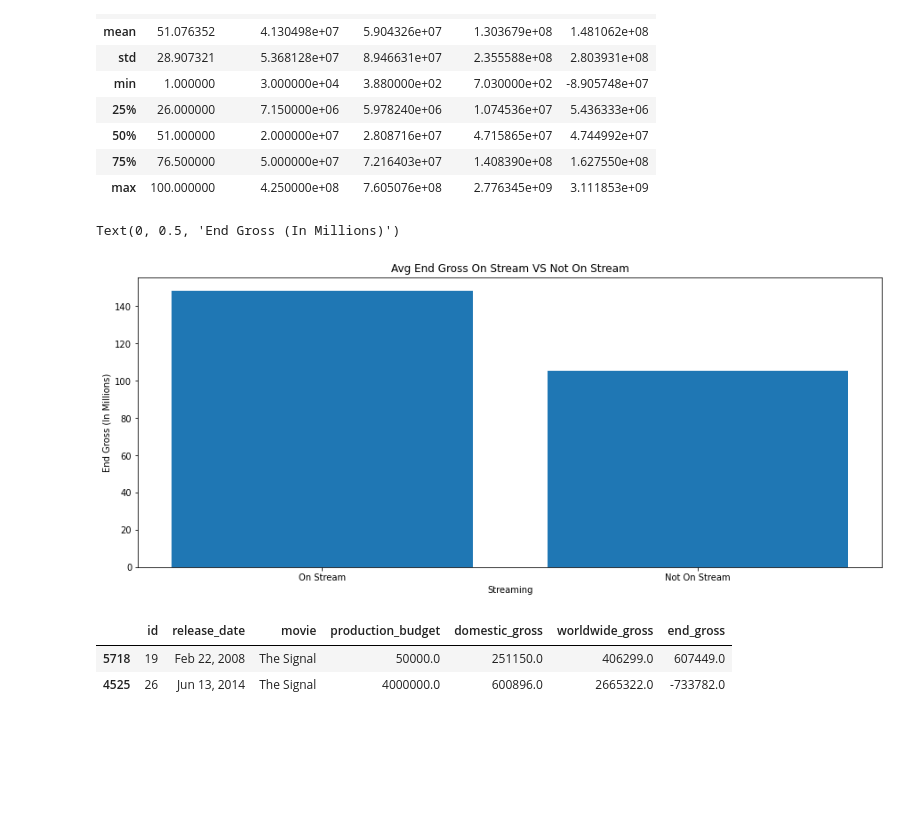
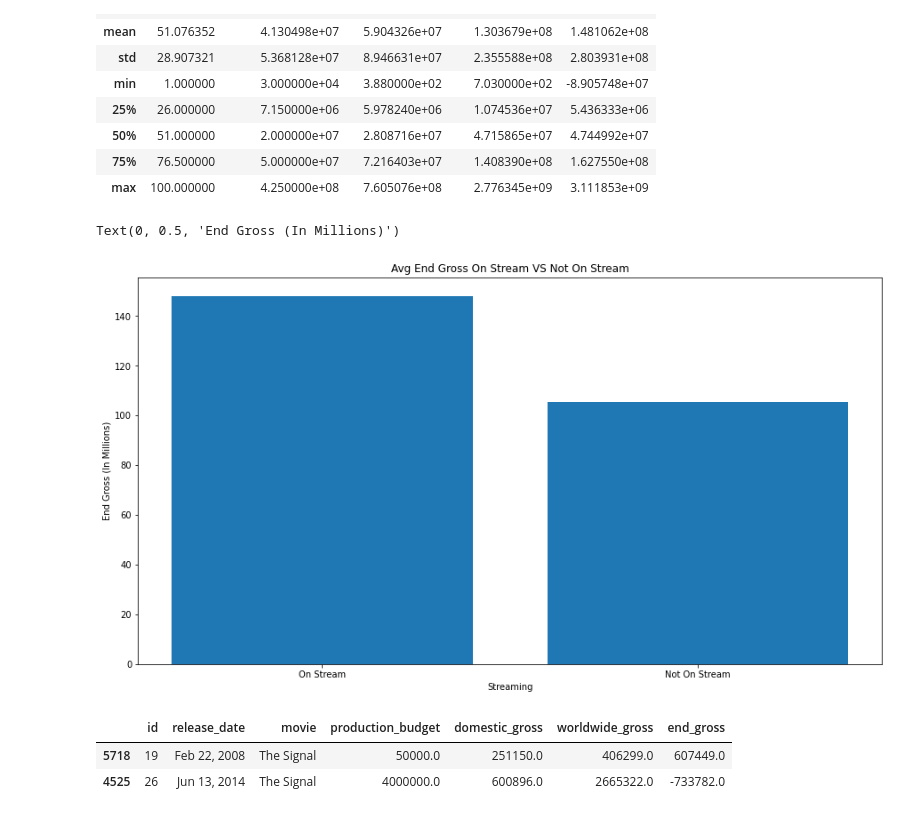
Before and after one commit to cclacey/microsoft_movie_analysis, a Jupyter notebook: create_sql_database.ipynb, the cells around one changed output. Cells and saved outputs as stored; diff of their text form; code cells hidden in the pictures; blank space fills up the shorter version.

```diff
--- a/create_sql_database.ipynb
+++ b/create_sql_database.ipynb
@@ -709,15 +690,15 @@ eg_x = ['On Stream', 'Not On Stream']
 # %%
 x = eg_x
 y = eg_value
-plot_one_fig, plot_one_ax = plt.subplots(figsize = (15, 6))
+plot_one_fig, plot_one_ax = plt.subplots(figsize = (15, 8))
 
 plot_one_ax.bar(x,y)
 plot_one_ax.set_title('Avg End Gross On Stream VS Not On Stream')
 plot_one_ax.set_xlabel('Streaming')
 plot_one_ax.set_ylabel('End Gross (In Millions)')
 # %% [output]
 Text(0, 0.5, 'End Gross (In Millions)')
-[figure, old version]
+[figure, new version]
 # %%
 dfbudgetfilter[dfbudgetfilter.movie == 'The Signal']
 # %% [output]
```
Also changed, not shown: parts of 6 cells of this notebook.
